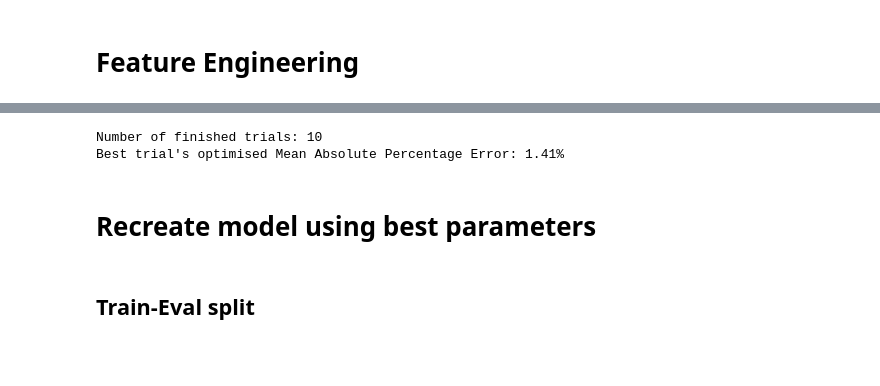
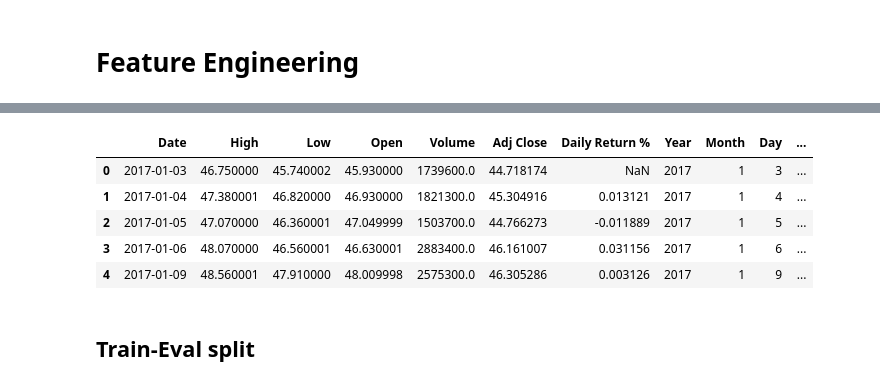
Before and after one commit to Ze1598/medium-articles, a Jupyter notebook: Forecasting SP500 stocks with XGBoost and Python Part 2 - Building the Model/sp500-xgboost.ipynb, the cells around one changed output, grey strips where cells are left out. Cells and saved outputs as stored; diff of their text form; code cells hidden in the pictures; blank space fills up the shorter version.

```diff
--- a/Forecasting SP500 stocks with XGBoost and Python Part 2 - Building the Model/sp500-xgboost.ipynb
+++ b/Forecasting SP500 stocks with XGBoost and Python Part 2 - Building the Model/sp500-xgboost.ipynb
@@ -143,14 +53,12 @@ study.optimize(objective, n_trials = 10, timeout = 1800)
-# %%
-best_trial = study.best_trial
-best_params = best_trial.params
-best_value = best_trial.value
-print(f'Number of finished trials: {len(study.trials)}')
-print(f'Best trial\'s optimised Mean Absolute Percentage Error: {round(best_value, 2)}%')
-# %% [output]
-Number of finished trials: 10
-Best trial's optimised Mean Absolute Percentage Error: 1.41%
-# %% [markdown]
-# Recreate model using best parameters
+# %%
+df.head()
+# %% [output]
+|  | Date | High | Low | Open | Volume | Adj Close | Daily Return % | Year | Month | Day | ... |
+| 0 | 2017-01-03 | 46.750000 | 45.740002 | 45.930000 | 1739600.0 | 44.718174 | NaN | 2017 | 1 | 3 | ... |
+| 1 | 2017-01-04 | 47.380001 | 46.820000 | 46.930000 | 1821300.0 | 45.304916 | 0.013121 | 2017 | 1 | 4 | ... |
+| 2 | 2017-01-05 | 47.070000 | 46.360001 | 47.049999 | 1503700.0 | 44.766273 | -0.011889 | 2017 | 1 | 5 | ... |
+| 3 | 2017-01-06 | 48.070000 | 46.560001 | 46.630001 | 2883400.0 | 46.161007 | 0.031156 | 2017 | 1 | 6 | ... |
+| 4 | 2017-01-09 | 48.560001 | 47.910000 | 48.009998 | 2575300.0 | 46.305286 | 0.003126 | 2017 | 1 | 9 | ... |
 # %% [markdown]
 ## Train-Eval split
 # %%
```
Also changed, not shown: parts of 29 cells of this notebook, 1 other file.
